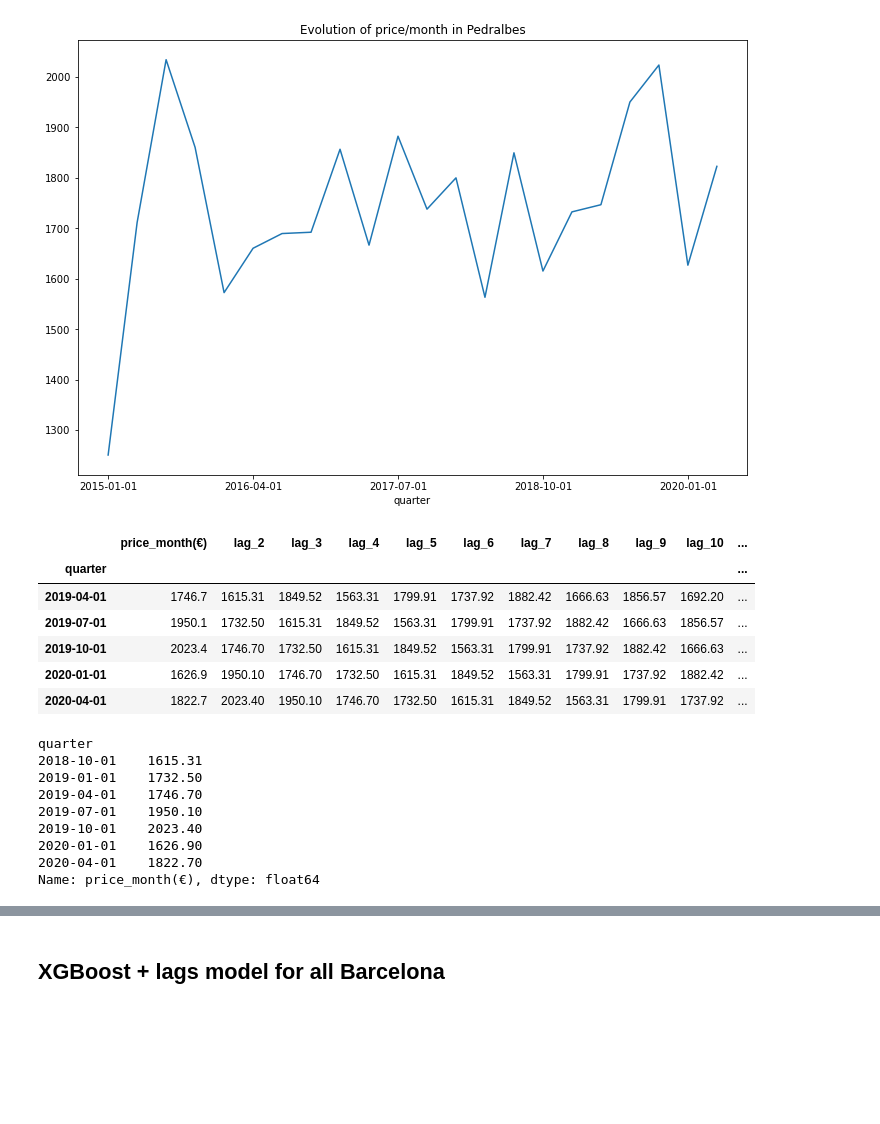
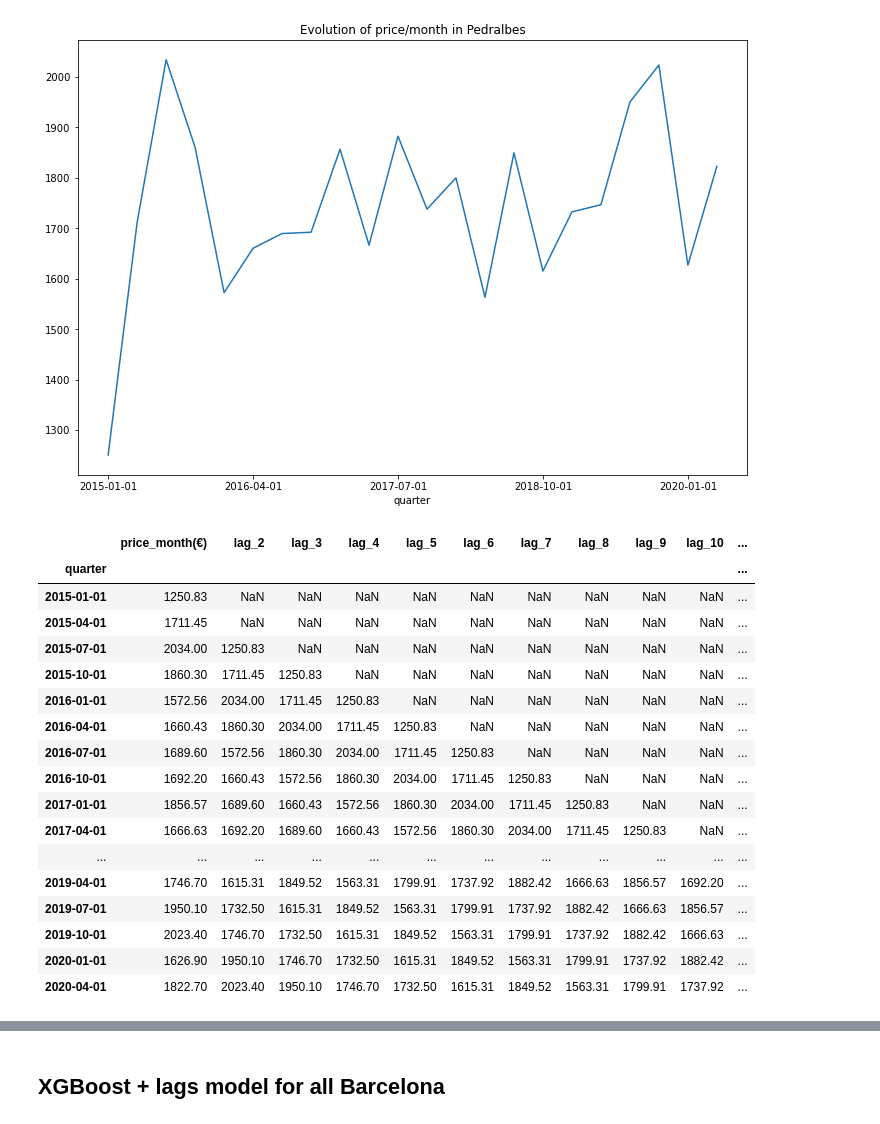
Before and after one commit to AntoniaVillarino/renting_airbnb_barcelona, a Jupyter notebook: XGBoost_model.ipynb, the cells around one changed output, grey strips where cells are left out. Drawn from its saved outputs; the diff is of its cells as text; code cells hidden in the pictures; blank space fills up the shorter version.

```diff
--- a/XGBoost_model.ipynb
+++ b/XGBoost_model.ipynb
@@ -17,0 +52,4 @@ df.head()
+# %%
+df = sum_columns_and_drop(df, ['2 Spanish', '3 Spanish', '4 espanyols o més'], 'more than 2 Spanish', 13)
+df = sum_columns_and_drop(df, ['2 foreigners', '3 foreigners', 'more than 4 foreigners'], 'more than 2 foreigners', 13)
+df.iloc[:5, 11:17]
@@ -17,0 +63,4 @@ df.head()
+# %%
+df = sum_columns_and_drop(df, ['Up to 6 months', 'From 6 months to 12 motnhs'], 'short-term unemployment', 9)
+df = df.rename(columns={'Over 12 months':'long-term unemployment'})
+df.iloc[:5, 7:12]
@@ -17,0 +74,7 @@ df.head()
+# %%
+df = sum_columns_and_drop(df, ['man_without education', 'woman_without education', 'woman_unknown', 'man_unknown'], 'no education', 14)
+df = sum_columns_and_drop(df, ['man_elementary_school', 'man_junior_high_school', 'man_senior_high_school',
+                               'woman_elementary_school', 'woman_junior_high_school', 'woman_senior_high_school'], 'medium education', 15)
+df = sum_columns_and_drop(df, ['man_bachelors_degree', 'woman_bachelors_degree'], 'bachelors degree', 16)
+
+df.iloc[:5, 12:18]
@@ -39,8 +109,9 @@ neighbourhoods
  'el Putxet i el Farró',
  'les Tres Torres']
 # %%
+# chosen_neighb = 'el Barri Gòtic'
 chosen_neighb = 'Pedralbes'
-df_neighb = df[df['neighbourhood_name'] == 'Pedralbes']
+df_neighb = df[df['neighbourhood_name'] == chosen_neighb]
 df_neighb
 # %% [output]
 |  | year | quarter | district_code | district_name | neighbourhood_code | neighbourhood_name | ... |
@@ -103,15 +156,26 @@ _ = plt.title(f'Evolution of price/month in {chosen_neighb}')
 for i in range(2, 12):
     time_series_df["lag_{}".format(i)] = time_series_df['price_month(€)'].shift(i, axis=0)
 # %%
-time_series_df.tail()
+time_series_df
 # %% [output]
 |  | price_month(€) | lag_2 | lag_3 | lag_4 | lag_5 | lag_6 | lag_7 | lag_8 | lag_9 | lag_10 | ... |
 | quarter |  |  |  |  |  |  |  |  |  |  | ... |
-| 2019-04-01 | 1746.7 | 1615.31 | 1849.52 | 1563.31 | 1799.91 | 1737.92 | 1882.42 | 1666.63 | 1856.57 | 1692.20 | ... |
-| 2019-07-01 | 1950.1 | 1732.50 | 1615.31 | 1849.52 | 1563.31 | 1799.91 | 1737.92 | 1882.42 | 1666.63 | 1856.57 | ... |
-| 2019-10-01 | 2023.4 | 1746.70 | 1732.50 | 1615.31 | 1849.52 | 1563.31 | 1799.91 | 1737.92 | 1882.42 | 1666.63 | ... |
-| 2020-01-01 | 1626.9 | 1950.10 | 1746.70 | 1732.50 | 1615.31 | 1849.52 | 1563.31 | 1799.91 | 1737.92 | 1882.42 | ... |
-| 2020-04-01 | 1822.7 | 2023.40 | 1950.10 | 1746.70 | 1732.50 | 1615.31 | 1849.52 | 1563.31 | 1799.91 | 1737.92 | ... |
+| 2015-01-01 | 1250.83 | NaN | NaN | NaN | NaN | NaN | NaN | NaN | NaN | NaN | ... |
+| 2015-04-01 | 1711.45 | NaN | NaN | NaN | NaN | NaN | NaN | NaN | NaN | NaN | ... |
+| 2015-07-01 | 2034.00 | 1250.83 | NaN | NaN | NaN | NaN | NaN | NaN | NaN | NaN | ... |
+| 2015-10-01 | 1860.30 | 1711.45 | 1250.83 | NaN | NaN | NaN | NaN | NaN | NaN | NaN | ... |
+| 2016-01-01 | 1572.56 | 2034.00 | 1711.45 | 1250.83 | NaN | NaN | NaN | NaN | NaN | NaN | ... |
+| 2016-04-01 | 1660.43 | 1860.30 | 2034.00 | 1711.45 | 1250.83 | NaN | NaN | NaN | NaN | NaN | ... |
+| 2016-07-01 | 1689.60 | 1572.56 | 1860.30 | 2034.00 | 1711.45 | 1250.83 | NaN | NaN | NaN | NaN | ... |
+| 2016-10-01 | 1692.20 | 1660.43 | 1572.56 | 1860.30 | 2034.00 | 1711.45 | 1250.83 | NaN | NaN | NaN | ... |
+| 2017-01-01 | 1856.57 | 1689.60 | 1660.43 | 1572.56 | 1860.30 | 2034.00 | 1711.45 | 1250.83 | NaN | NaN | ... |
+| 2017-04-01 | 1666.63 | 1692.20 | 1689.60 | 1660.43 | 1572.56 | 1860.30 | 2034.00 | 1711.45 | 1250.83 | NaN | ... |
+| ... | ... | ... | ... | ... | ... | ... | ... | ... | ... | ... | ... |
+| 2019-04-01 | 1746.70 | 1615.31 | 1849.52 | 1563.31 | 1799.91 | 1737.92 | 1882.42 | 1666.63 | 1856.57 | 1692.20 | ... |
+| 2019-07-01 | 1950.10 | 1732.50 | 1615.31 | 1849.52 | 1563.31 | 1799.91 | 1737.92 | 1882.42 | 1666.63 | 1856.57 | ... |
+| 2019-10-01 | 2023.40 | 1746.70 | 1732.50 | 1615.31 | 1849.52 | 1563.31 | 1799.91 | 1737.92 | 1882.42 | 1666.63 | ... |
+| 2020-01-01 | 1626.90 | 1950.10 | 1746.70 | 1732.50 | 1615.31 | 1849.52 | 1563.31 | 1799.91 | 1737.92 | 1882.42 | ... |
+| 2020-04-01 | 1822.70 | 2023.40 | 1950.10 | 1746.70 | 1732.50 | 1615.31 | 1849.52 | 1563.31 | 1799.91 | 1737.92 | ... |
 # %%
 # scale the data
 from sklearn.preprocessing import StandardScaler
@@ -142,12 +205,0 @@ X_train, X_test, y_train, y_test = timeseries_train_test_split(X_scaled, y, test
-# %%
-y_test
-# %% [output]
-quarter
-2018-10-01    1615.31
-2019-01-01    1732.50
-2019-04-01    1746.70
-2019-07-01    1950.10
-2019-10-01    2023.40
-2020-01-01    1626.90
-2020-04-01    1822.70
-Name: price_month(€), dtype: float64
```
Also changed, not shown: parts of 22 cells of this notebook.
